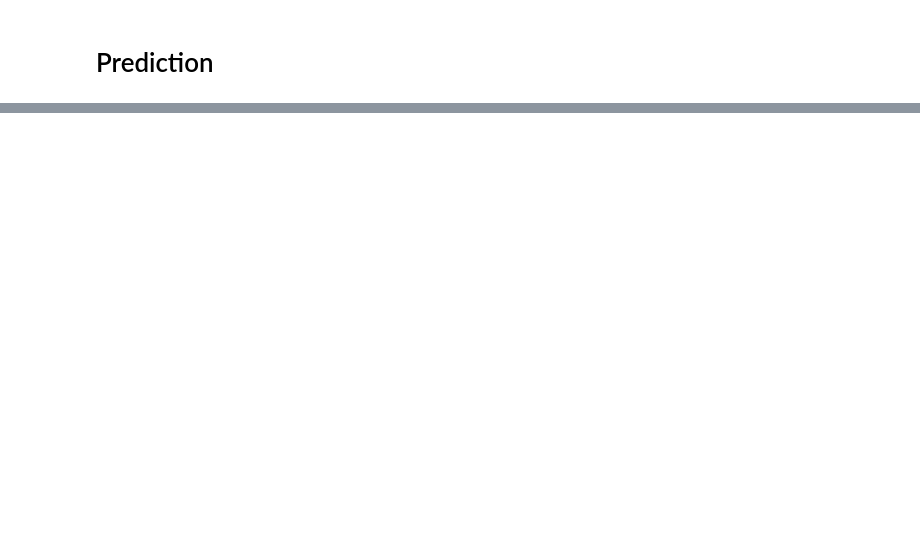
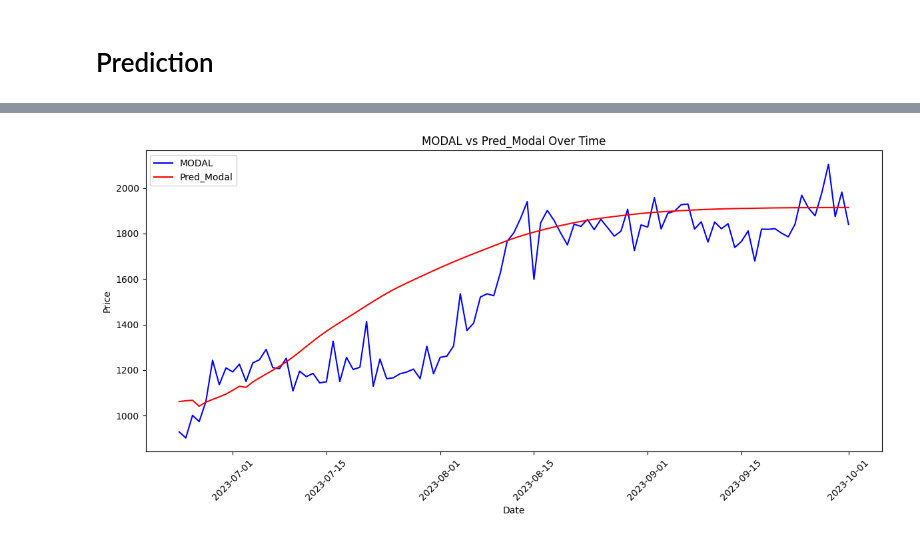
Before and after one commit to ajayt0m/Forecasting_Crop_Prices_Maharashtra, a Jupyter notebook: EDA2.ipynb, the cells around one changed output, grey strips where cells are left out. Drawn from its saved outputs; the diff is of its cells as text; code cells hidden in the pictures; blank space fills up the shorter version.

```diff
--- a/EDA2.ipynb
+++ b/EDA2.ipynb
@@ -421 +464,11 @@ array([[0.185886]], dtype=float32)
+# %%
+true_predictions = scaler.inverse_transform(test_predictions)
+# %%
+import pandas as pd
+
+# Assuming 'true_predictions' is your array
+test['Pred_Min'] = true_predictions[:, 0]
+test['Pred_Max'] = true_predictions[:, 1]
+test['Pred_Modal'] = true_predictions[:, 2]
+test['Pred_Arrival'] = true_predictions[:, 3]
 # %%
@@ -448,0 +491,22 @@ ValueError: cannot reshape array of size 1 into shape (1,1,4)
+# %%
+import matplotlib.pyplot as plt
+
+# Assuming you have already set the date as the index
+plt.figure(figsize=(12, 6))  # Adjust the figure size as needed
+plt.plot(test.index, test['MODAL'], label='MODAL', color='blue', linestyle='-')
+plt.plot(test.index, test['Pred_Modal'], label='Pred_Modal', color='red', linestyle='-')
+
+# Customize the chart
+plt.xlabel('Date')
+plt.ylabel('Price')
+plt.title('MODAL vs Pred_Modal Over Time')
+plt.legend()  # Add a legend to differentiate the two lines
+
+# Rotate x-axis labels for better readability
+plt.xticks(rotation=45)
+
+# Show the chart
+plt.tight_layout()
+plt.show()
+# %% [output]
+[figure, added]
```
Also changed, not shown: parts of 23 cells of this notebook, 1 other file.
